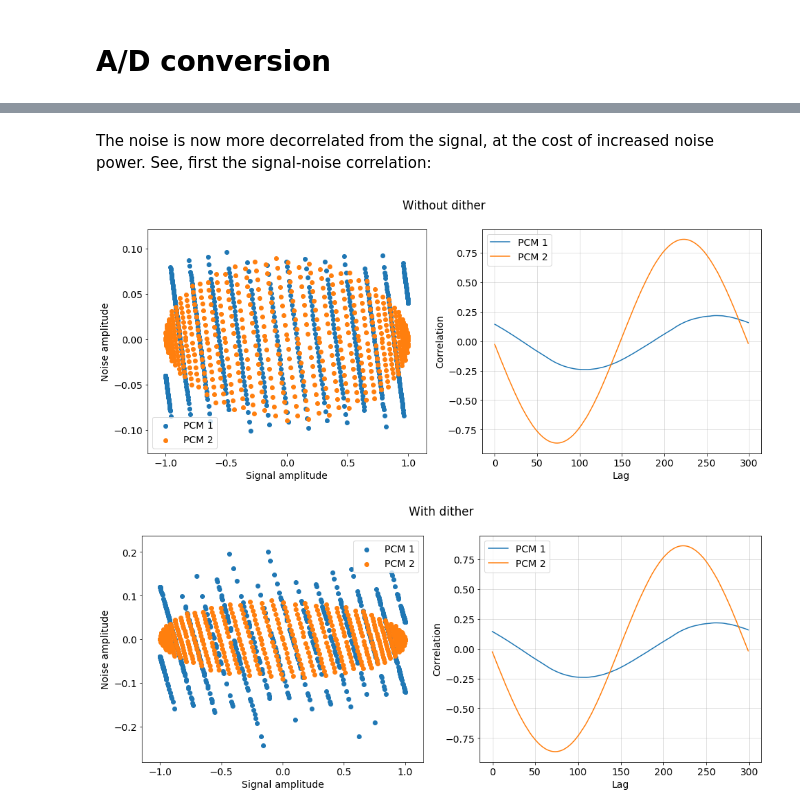
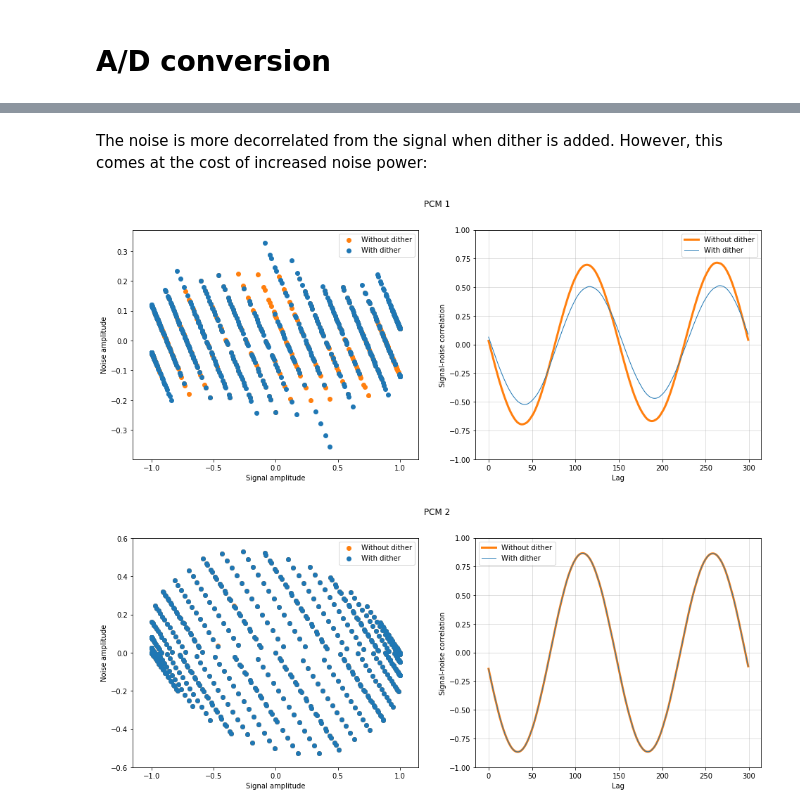
Before and after one commit to marcondos/signal, a Jupyter notebook: sampling.ipynb, the cells around one changed output, grey strips where cells are left out. Drawn from its saved outputs; the diff is of its cells as text; code cells hidden in the pictures.

```diff
--- a/sampling.ipynb
+++ b/sampling.ipynb
@@ -79,27 +96,30 @@ PCM 2's stream (65536 levels): [32767 35215 37642 40032 ... 23172 25504 27892 30
 # %% [markdown]
-The noise is now more decorrelated from the signal, at the cost of increased noise power.
-See, first the signal-noise correlation:
+The noise is more decorrelated from the signal when dither is added. However, this comes at the cost of increased noise power:
 # %%
-def show_noise_signal_correlation(signal, noise, ADC_list, leg_title=None):
+def show_noise_signal_correlation(signal, noises, ADC, leg_title=None):
     fig, ax = plt.subplots(1, 2)
-    signal = signal.function(noise['time_domain'])
-    for ADC in ADC_list:
-        ax[0].scatter(signal, noise[ADC.label], color=ADC.color, label=ADC.label)
-        ax[1].plot(*waves.twopar_correlation(noise_nodither[ADC.label], signal), color=ADC.color, label=ADC.label)
+    for noise, label, color, w in noises:
+        analog = signal.function(noise['time_domain'])
+        ax[0].scatter(analog, noise[ADC.label], color=color, label=label)
+        ax[1].plot(*waves.twopar_correlation(noise[ADC.label], analog), color=color, lw=w, label=label)
     ax[0].legend()
     ax[0].set_xlabel('Signal amplitude')
     ax[0].set_ylabel('Noise amplitude')
+    ax[1].set_ylim(-1, 1)
     ax[1].grid(alpha=0.5)
     ax[1].set_xlabel('Lag')
-    ax[1].set_ylabel('Correlation')
+    ax[1].set_ylabel('Signal-noise correlation')
     ax[1].legend()
-    fig.suptitle(leg_title)
+    fig.suptitle(ADC.label)
     fig.set_size_inches(16, 6)
-# %%
-show_noise_signal_correlation(audio, noise_nodither, [GenericPCM_1, GenericPCM_2], leg_title='Without dither')
-# %% [output]
-[figure, removed]
-# %%
-show_noise_signal_correlation(audio, noise_dither, [GenericPCM_1, GenericPCM_2], leg_title='With dither')
-# %% [output]
-[figure, removed]
+# %%
+for ADC in ADC_list:
+    show_noise_signal_correlation(
+        audio, [
+            (noise_nodither, 'Without dither', 'C1', 3),
+            (noise_dither, 'With dither', 'C0', 1)
+        ], ADC, leg_title='Without dither'
+    )
+# %% [output]
+[figure, added]
+[figure, added]
```
Also changed, not shown: parts of 15 cells of this notebook, 1 other file.
